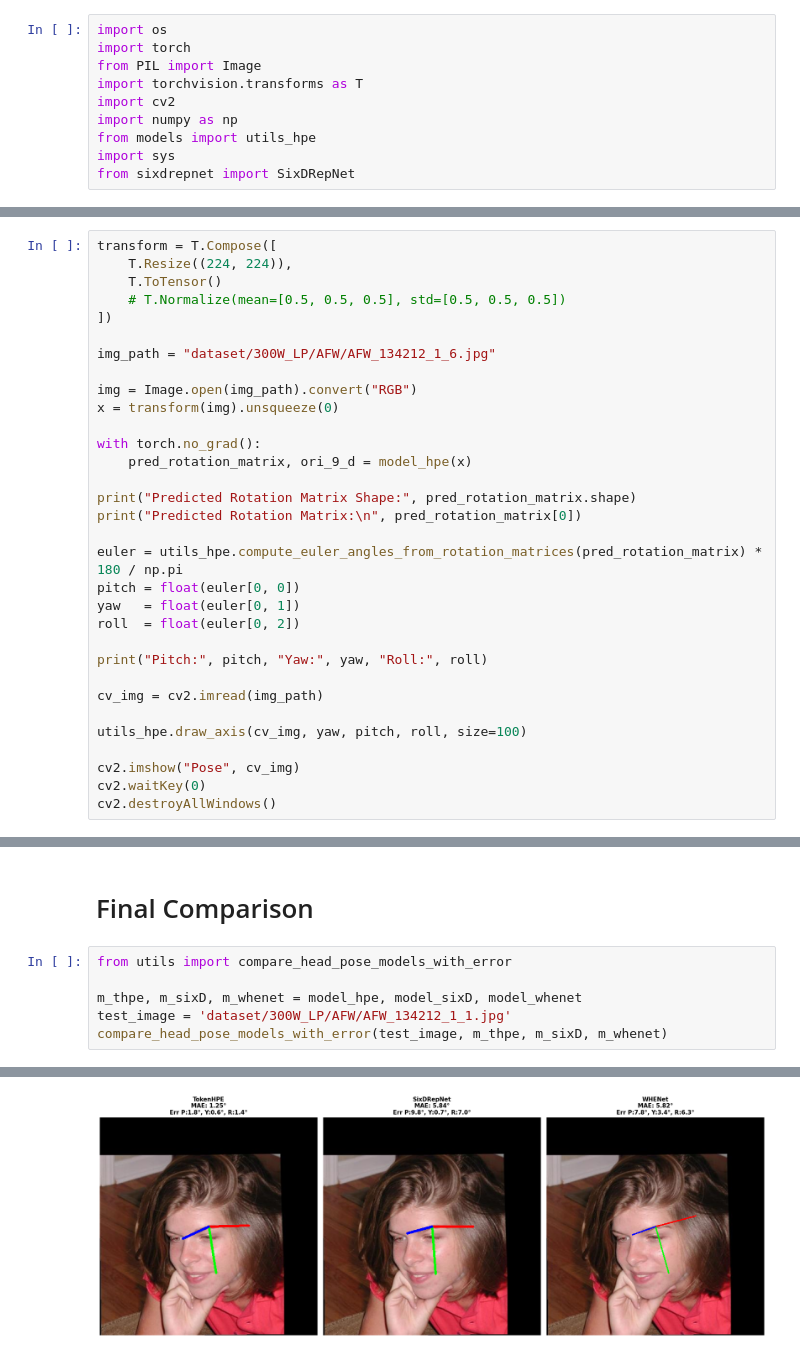
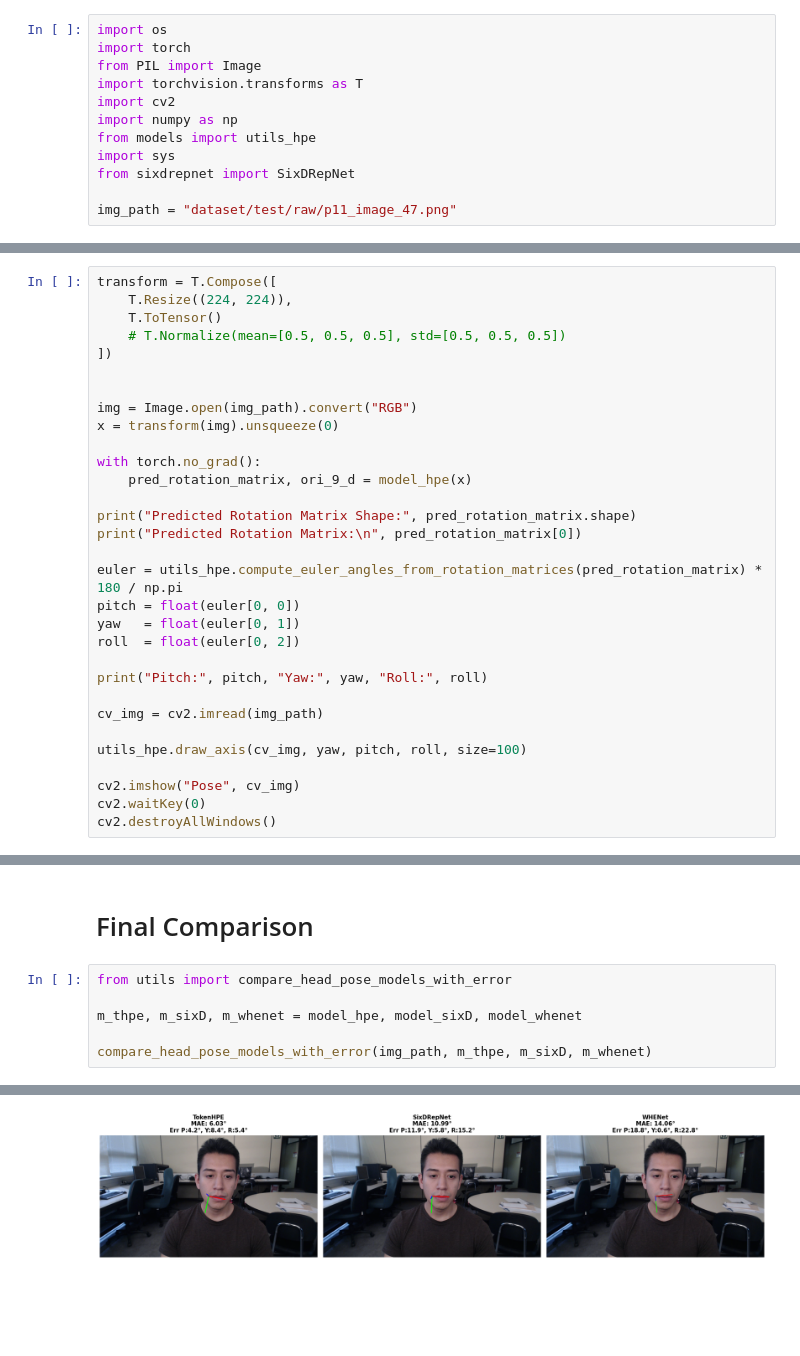
Before and after one commit to enricbaixauli/CV2_final_project, a Jupyter notebook: models_demo.ipynb, the cells around one changed output, grey strips where cells are left out. Saved outputs shown, nothing was run; the diff lists cells and outputs as text; blank space fills up the shorter version.

```diff
--- a/models_demo.ipynb
+++ b/models_demo.ipynb
@@ -12,6 +12,8 @@ import numpy as np
 from models import utils_hpe
 import sys
 from sixdrepnet import SixDRepNet
+
+img_path = "dataset/test/raw/p11_image_47.png"
 # %%
 if torch.cuda.is_available():
     device_name = "cuda"
@@ -66,7 +68,6 @@ transform = T.Compose([
     # T.Normalize(mean=[0.5, 0.5, 0.5], std=[0.5, 0.5, 0.5])
 ])
 
-img_path = "dataset/300W_LP/AFW/AFW_134212_1_6.jpg"
 
 img = Image.open(img_path).convert("RGB")
 x = transform(img).unsqueeze(0)
@@ -146,6 +147,6 @@ Yaw: 54.30757141113281 Pitch: -9.751251220703125 Roll: -11.198158264160156
 from utils import compare_head_pose_models_with_error
 
 m_thpe, m_sixD, m_whenet = model_hpe, model_sixD, model_whenet
-test_image = 'dataset/300W_LP/AFW/AFW_134212_1_1.jpg'
-compare_head_pose_models_with_error(test_image, m_thpe, m_sixD, m_whenet)
+
+compare_head_pose_models_with_error(img_path, m_thpe, m_sixD, m_whenet)
 # %% [output]
@@ -162,2 +163,2 @@ WHENet           | -11.68 ( 7.76°) | +28.45 ( 3.41°) | -18.01 ( 6.28°) |  5.8
 =====================================================================================
-[figure, old version]
+[figure, new version]
```
Also changed, not shown: parts of 6 cells of this notebook, 3 other files.
